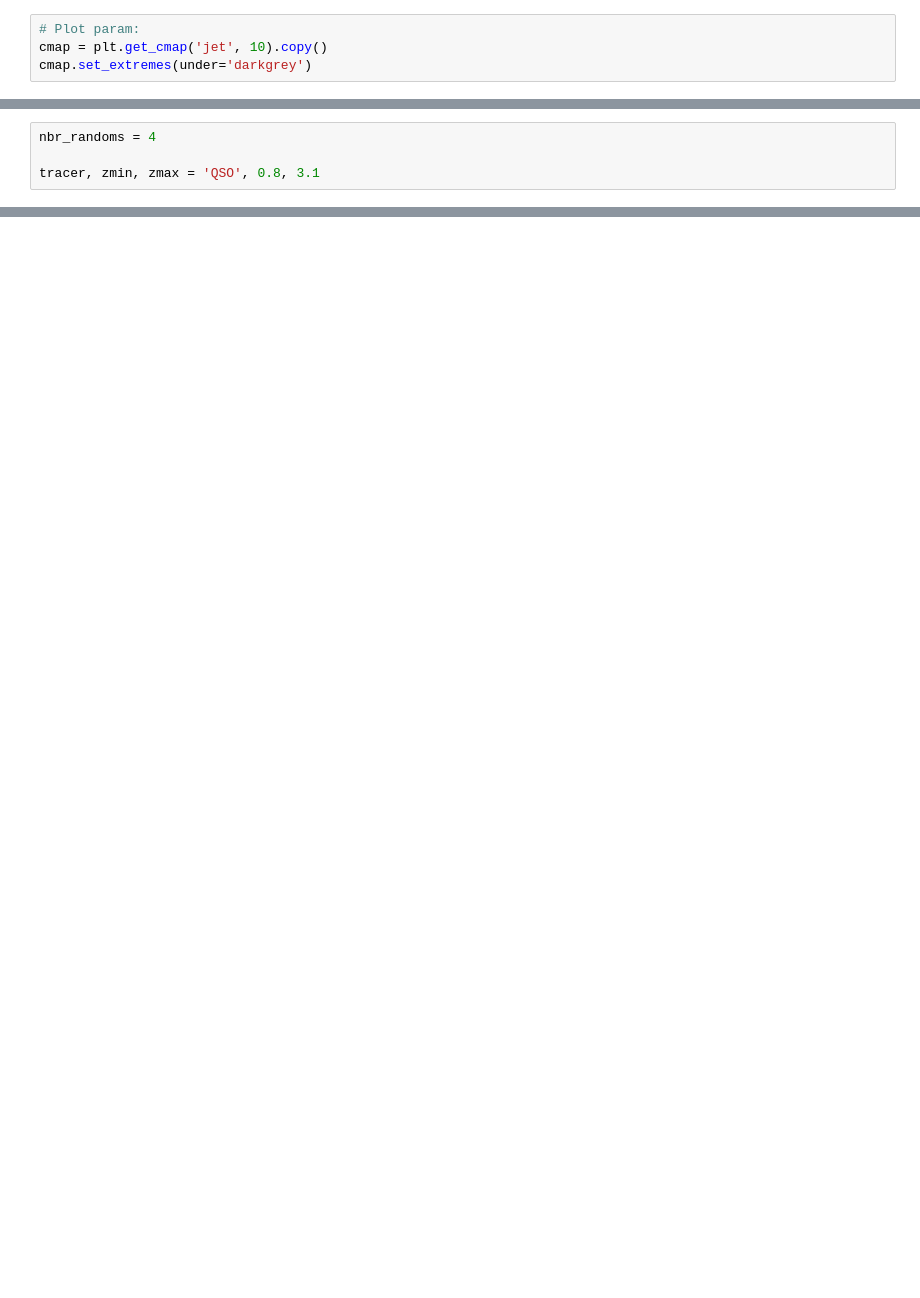
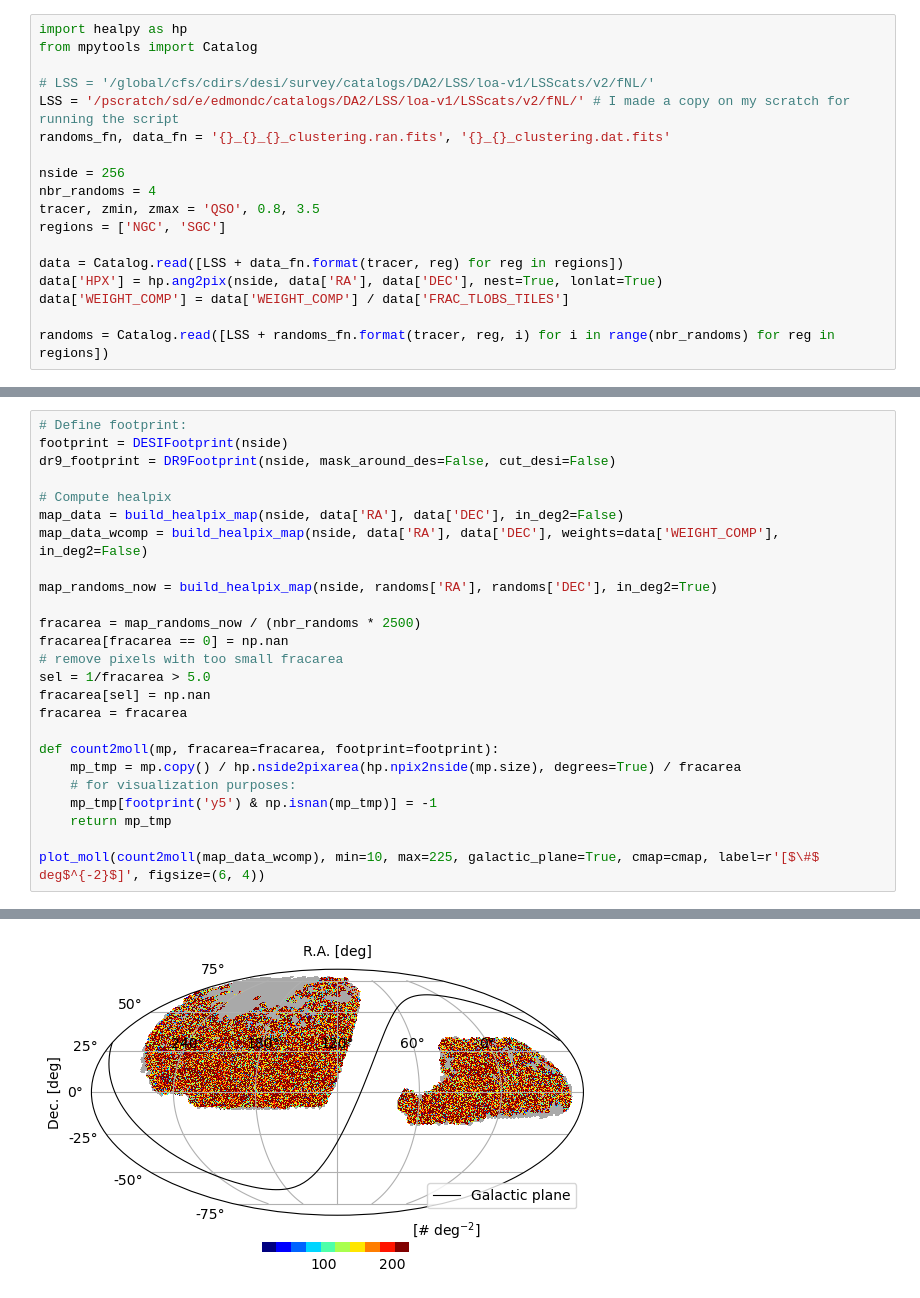
Before and after one commit to AlbertoRosado1/cai-dr2-clustering-products, a Jupyter notebook: local_png/imaging_systematics.ipynb, the cells around one changed output, grey strips where cells are left out. Saved outputs shown, nothing was run; the diff lists cells and outputs as text; blank space fills up the shorter version.

Commit message:
update script measurement

```diff
--- a/local_png/imaging_systematics.ipynb
+++ b/local_png/imaging_systematics.ipynb
@@ -31,4 +31,18 @@ setup_mplstyle()
 # %%
-# Plot param:
-cmap = plt.get_cmap('jet', 10).copy()
-cmap.set_extremes(under='darkgrey')
+import healpy as hp
+from mpytools import Catalog
+
+# LSS = '/global/cfs/cdirs/desi/survey/catalogs/DA2/LSS/loa-v1/LSScats/v2/fNL/'
+LSS = '/pscratch/sd/e/edmondc/catalogs/DA2/LSS/loa-v1/LSScats/v2/fNL/' # I made a copy on my scratch for running the script
+randoms_fn, data_fn = '{}_{}_{}_clustering.ran.fits', '{}_{}_clustering.dat.fits'
+
+nside = 256
+nbr_randoms = 4
+tracer, zmin, zmax = 'QSO', 0.8, 3.5
+regions = ['NGC', 'SGC']
+
+data = Catalog.read([LSS + data_fn.format(tracer, reg) for reg in regions])
+data['HPX'] = hp.ang2pix(nside, data['RA'], data['DEC'], nest=True, lonlat=True)
+data['WEIGHT_COMP'] = data['WEIGHT_COMP'] / data['FRAC_TLOBS_TILES']
+
+randoms = Catalog.read([LSS + randoms_fn.format(tracer, reg, i) for i in range(nbr_randoms) for reg in regions])
@@ -35,4 +60,26 @@ cmap.set_extremes(under='darkgrey')
 # %%
-nbr_randoms = 4
+# Define footprint:
+footprint = DESIFootprint(nside)
+dr9_footprint = DR9Footprint(nside, mask_around_des=False, cut_desi=False)
 
-tracer, zmin, zmax = 'QSO', 0.8, 3.1
+# Compute healpix
+map_data = build_healpix_map(nside, data['RA'], data['DEC'], in_deg2=False)
+map_data_wcomp = build_healpix_map(nside, data['RA'], data['DEC'], weights=data['WEIGHT_COMP'], in_deg2=False)
+
+map_randoms_now = build_healpix_map(nside, randoms['RA'], randoms['DEC'], in_deg2=True)
+
+fracarea = map_randoms_now / (nbr_randoms * 2500)
+fracarea[fracarea == 0] = np.nan
+# remove pixels with too small fracarea
+sel = 1/fracarea > 5.0
+fracarea[sel] = np.nan
+fracarea = fracarea
+
+def count2moll(mp, fracarea=fracarea, footprint=footprint):
+    mp_tmp = mp.copy() / hp.nside2pixarea(hp.npix2nside(mp.size), degrees=True) / fracarea
+    # for visualization purposes:
+    mp_tmp[footprint('y5') & np.isnan(mp_tmp)] = -1
+    return mp_tmp
+
+plot_moll(count2moll(map_data_wcomp), min=10, max=225, galactic_plane=True, cmap=cmap, label=r'[$\#$ deg$^{-2}$]', figsize=(6, 4))
+# %% [output]
@@ -38,0 +88 @@ tracer, zmin, zmax = 'QSO', 0.8, 3.1
+[figure, added]
```
Also changed, not shown: parts of 18 cells of this notebook, 2 other files.
